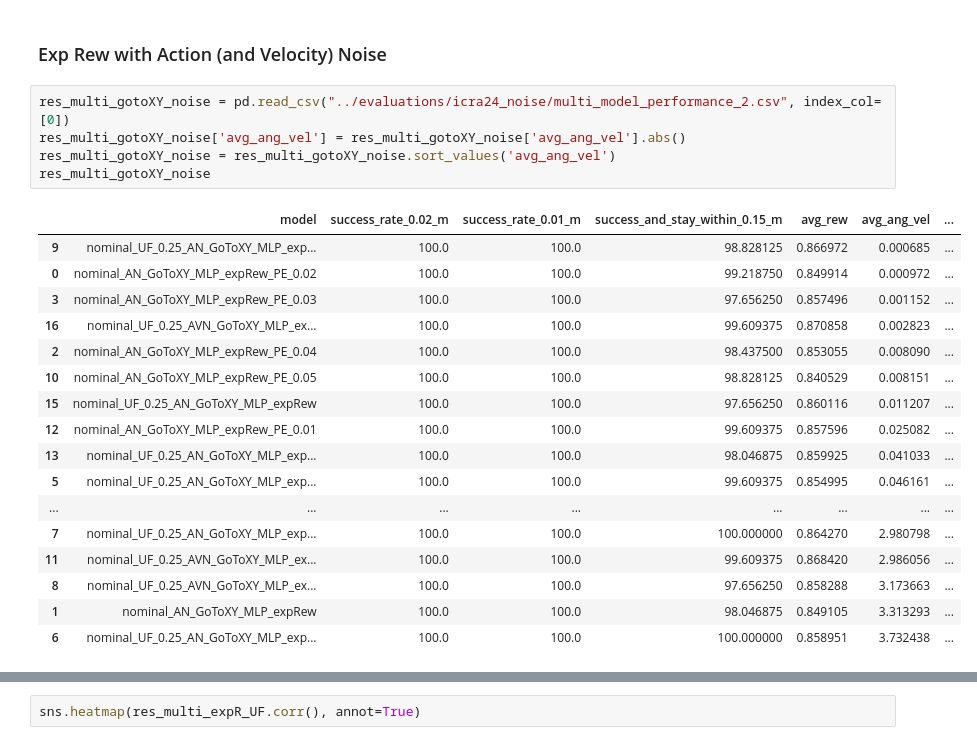
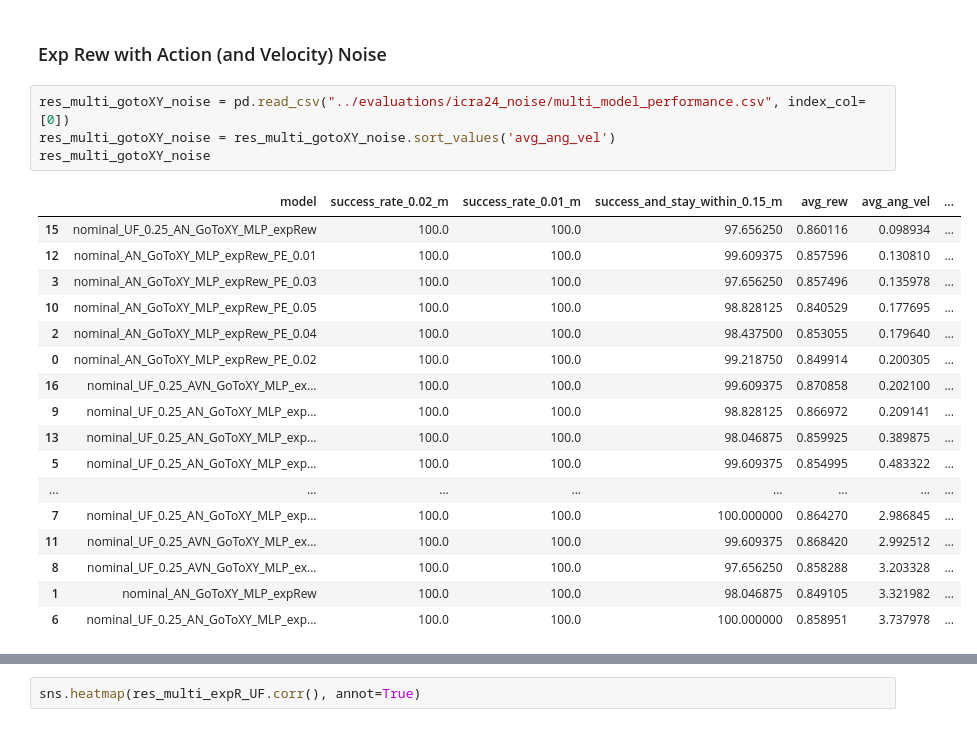
Before and after one commit to elharirymatteo/RANS, a Jupyter notebook: omniisaacgymenvs/utils/test_plots.ipynb, the cells around one changed output, grey strips where cells are left out. Saved outputs shown, nothing was run; the diff lists cells and outputs as text.

```diff
--- a/omniisaacgymenvs/utils/test_plots.ipynb
+++ b/omniisaacgymenvs/utils/test_plots.ipynb
@@ -206,28 +207,27 @@ res_multi_expR_UF
 # %% [markdown]
 ### Exp Rew with Action (and Velocity) Noise
 # %%
-res_multi_gotoXY_noise = pd.read_csv("../evaluations/icra24_noise/multi_model_performance_2.csv", index_col=[0])
-res_multi_gotoXY_noise['avg_ang_vel'] = res_multi_gotoXY_noise['avg_ang_vel'].abs()
+res_multi_gotoXY_noise = pd.read_csv("../evaluations/icra24_noise/multi_model_performance.csv", index_col=[0])
 res_multi_gotoXY_noise = res_multi_gotoXY_noise.sort_values('avg_ang_vel')
 res_multi_gotoXY_noise
 # %% [output]
 |  | model | success_rate_0.02_m | success_rate_0.01_m | success_and_stay_within_0.15_m | avg_rew | avg_ang_vel | ... |
-| 9 | nominal_UF_0.25_AN_GoToXY_MLP_exp... | 100.0 | 100.0 | 98.828125 | 0.866972 | 0.000685 | ... |
-| 0 | nominal_AN_GoToXY_MLP_expRew_PE_0.02 | 100.0 | 100.0 | 99.218750 | 0.849914 | 0.000972 | ... |
-| 3 | nominal_AN_GoToXY_MLP_expRew_PE_0.03 | 100.0 | 100.0 | 97.656250 | 0.857496 | 0.001152 | ... |
-| 16 | nominal_UF_0.25_AVN_GoToXY_MLP_ex... | 100.0 | 100.0 | 99.609375 | 0.870858 | 0.002823 | ... |
-| 2 | nominal_AN_GoToXY_MLP_expRew_PE_0.04 | 100.0 | 100.0 | 98.437500 | 0.853055 | 0.008090 | ... |
-| 10 | nominal_AN_GoToXY_MLP_expRew_PE_0.05 | 100.0 | 100.0 | 98.828125 | 0.840529 | 0.008151 | ... |
-| 15 | nominal_UF_0.25_AN_GoToXY_MLP_expRew | 100.0 | 100.0 | 97.656250 | 0.860116 | 0.011207 | ... |
-| 12 | nominal_AN_GoToXY_MLP_expRew_PE_0.01 | 100.0 | 100.0 | 99.609375 | 0.857596 | 0.025082 | ... |
-| 13 | nominal_UF_0.25_AN_GoToXY_MLP_exp... | 100.0 | 100.0 | 98.046875 | 0.859925 | 0.041033 | ... |
-| 5 | nominal_UF_0.25_AN_GoToXY_MLP_exp... | 100.0 | 100.0 | 99.609375 | 0.854995 | 0.046161 | ... |
+| 15 | nominal_UF_0.25_AN_GoToXY_MLP_expRew | 100.0 | 100.0 | 97.656250 | 0.860116 | 0.098934 | ... |
+| 12 | nominal_AN_GoToXY_MLP_expRew_PE_0.01 | 100.0 | 100.0 | 99.609375 | 0.857596 | 0.130810 | ... |
+| 3 | nominal_AN_GoToXY_MLP_expRew_PE_0.03 | 100.0 | 100.0 | 97.656250 | 0.857496 | 0.135978 | ... |
+| 10 | nominal_AN_GoToXY_MLP_expRew_PE_0.05 | 100.0 | 100.0 | 98.828125 | 0.840529 | 0.177695 | ... |
+| 2 | nominal_AN_GoToXY_MLP_expRew_PE_0.04 | 100.0 | 100.0 | 98.437500 | 0.853055 | 0.179640 | ... |
+| 0 | nominal_AN_GoToXY_MLP_expRew_PE_0.02 | 100.0 | 100.0 | 99.218750 | 0.849914 | 0.200305 | ... |
+| 16 | nominal_UF_0.25_AVN_GoToXY_MLP_ex... | 100.0 | 100.0 | 99.609375 | 0.870858 | 0.202100 | ... |
+| 9 | nominal_UF_0.25_AN_GoToXY_MLP_exp... | 100.0 | 100.0 | 98.828125 | 0.866972 | 0.209141 | ... |
+| 13 | nominal_UF_0.25_AN_GoToXY_MLP_exp... | 100.0 | 100.0 | 98.046875 | 0.859925 | 0.389875 | ... |
+| 5 | nominal_UF_0.25_AN_GoToXY_MLP_exp... | 100.0 | 100.0 | 99.609375 | 0.854995 | 0.483322 | ... |
 | ... | ... | ... | ... | ... | ... | ... | ... |
-| 7 | nominal_UF_0.25_AN_GoToXY_MLP_exp... | 100.0 | 100.0 | 100.000000 | 0.864270 | 2.980798 | ... |
-| 11 | nominal_UF_0.25_AVN_GoToXY_MLP_ex... | 100.0 | 100.0 | 99.609375 | 0.868420 | 2.986056 | ... |
-| 8 | nominal_UF_0.25_AVN_GoToXY_MLP_ex... | 100.0 | 100.0 | 97.656250 | 0.858288 | 3.173663 | ... |
-| 1 | nominal_AN_GoToXY_MLP_expRew | 100.0 | 100.0 | 98.046875 | 0.849105 | 3.313293 | ... |
-| 6 | nominal_UF_0.25_AN_GoToXY_MLP_exp... | 100.0 | 100.0 | 100.000000 | 0.858951 | 3.732438 | ... |
+| 7 | nominal_UF_0.25_AN_GoToXY_MLP_exp... | 100.0 | 100.0 | 100.000000 | 0.864270 | 2.986845 | ... |
+| 11 | nominal_UF_0.25_AVN_GoToXY_MLP_ex... | 100.0 | 100.0 | 99.609375 | 0.868420 | 2.992512 | ... |
+| 8 | nominal_UF_0.25_AVN_GoToXY_MLP_ex... | 100.0 | 100.0 | 97.656250 | 0.858288 | 3.203328 | ... |
+| 1 | nominal_AN_GoToXY_MLP_expRew | 100.0 | 100.0 | 98.046875 | 0.849105 | 3.321982 | ... |
+| 6 | nominal_UF_0.25_AN_GoToXY_MLP_exp... | 100.0 | 100.0 | 100.000000 | 0.858951 | 3.737978 | ... |
 # %%
 sns.heatmap(res_multi_linR.corr(), annot=True)
 # %% [output]
```
Also changed, not shown: parts of 9 cells of this notebook, 2 other files.
